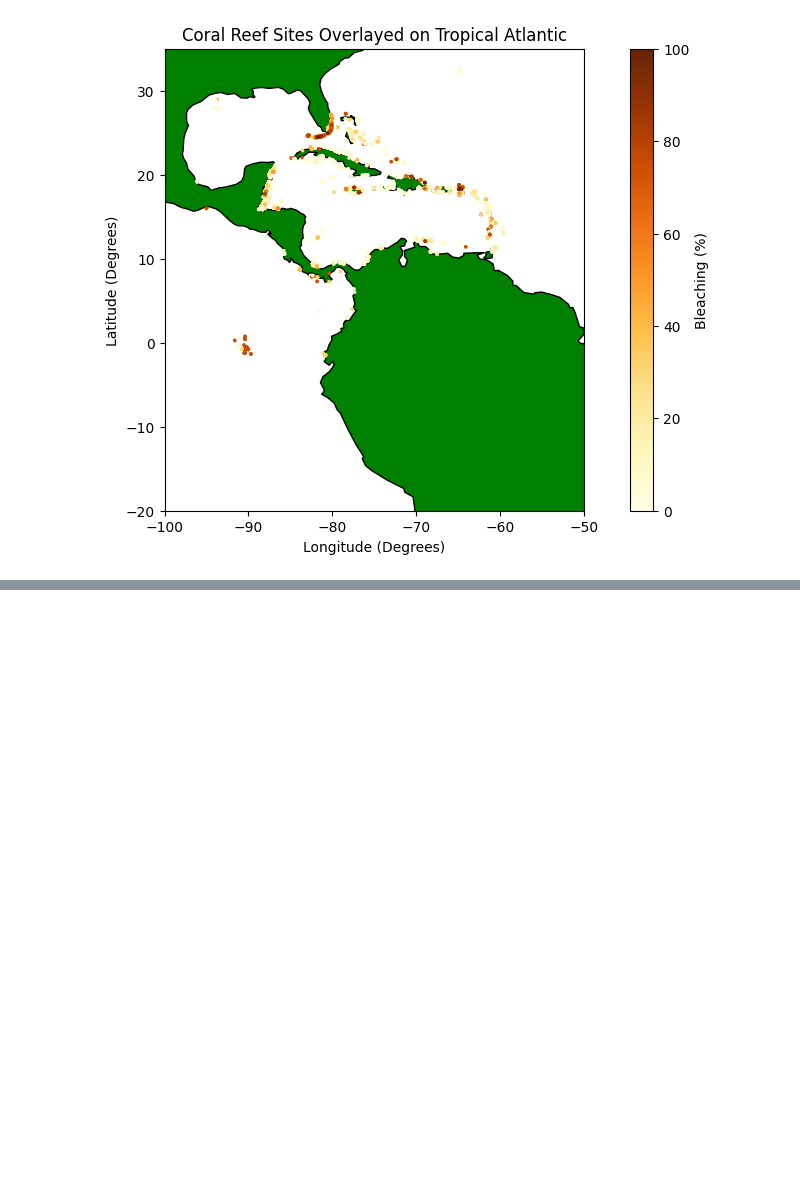
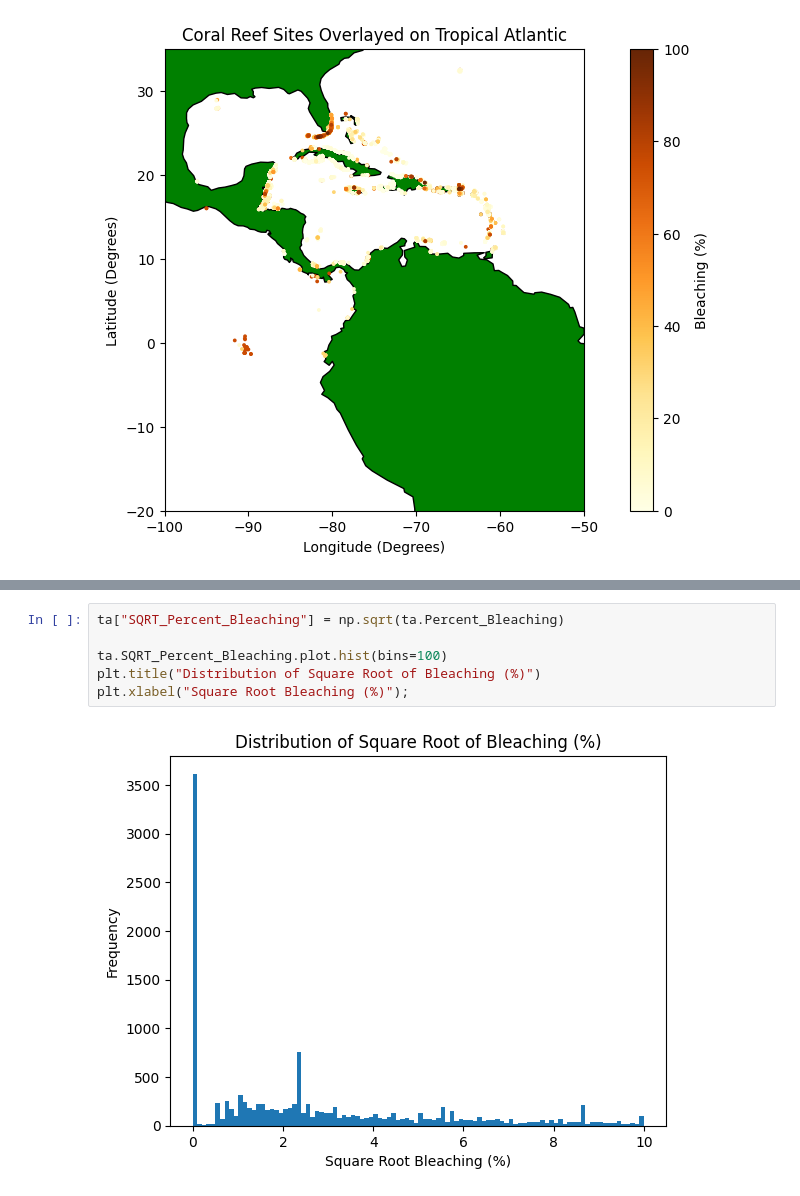
Before and after one commit to Zahi-Rahman/coral_bleaching, a Jupyter notebook: cb_cleaning.ipynb, the cells around one changed output, grey strips where cells are left out. Drawn from its saved outputs; the diff is of its cells as text; blank space fills up the shorter version.

```diff
--- a/cb_cleaning.ipynb
+++ b/cb_cleaning.ipynb
@@ -239,0 +275,8 @@ plt.ylabel("Number of Observations");
+# %%
+ta["SQRT_Percent_Bleaching"] = np.sqrt(ta.Percent_Bleaching)
+
+ta.SQRT_Percent_Bleaching.plot.hist(bins=100)
+plt.title("Distribution of Square Root of Bleaching (%)")
+plt.xlabel("Square Root Bleaching (%)");
+# %% [output]
+[figure, added]
```
Also changed, not shown: parts of 7 cells of this notebook, 4 other files.
